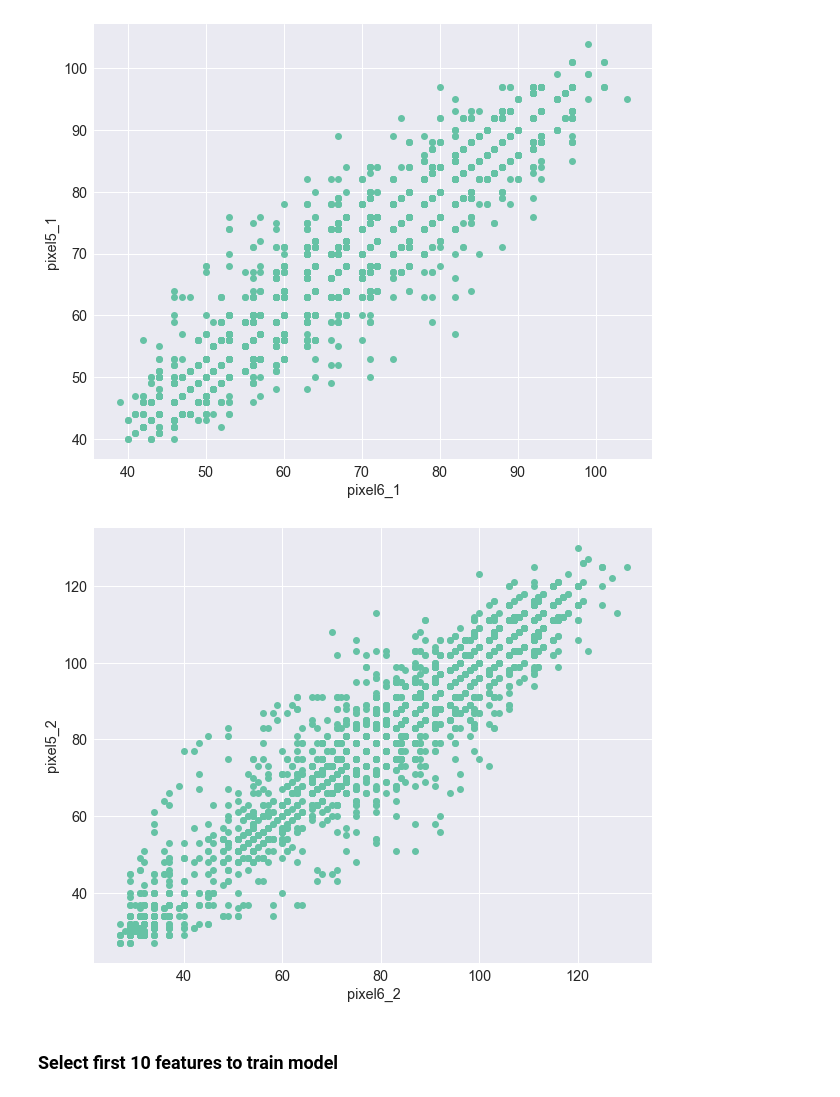
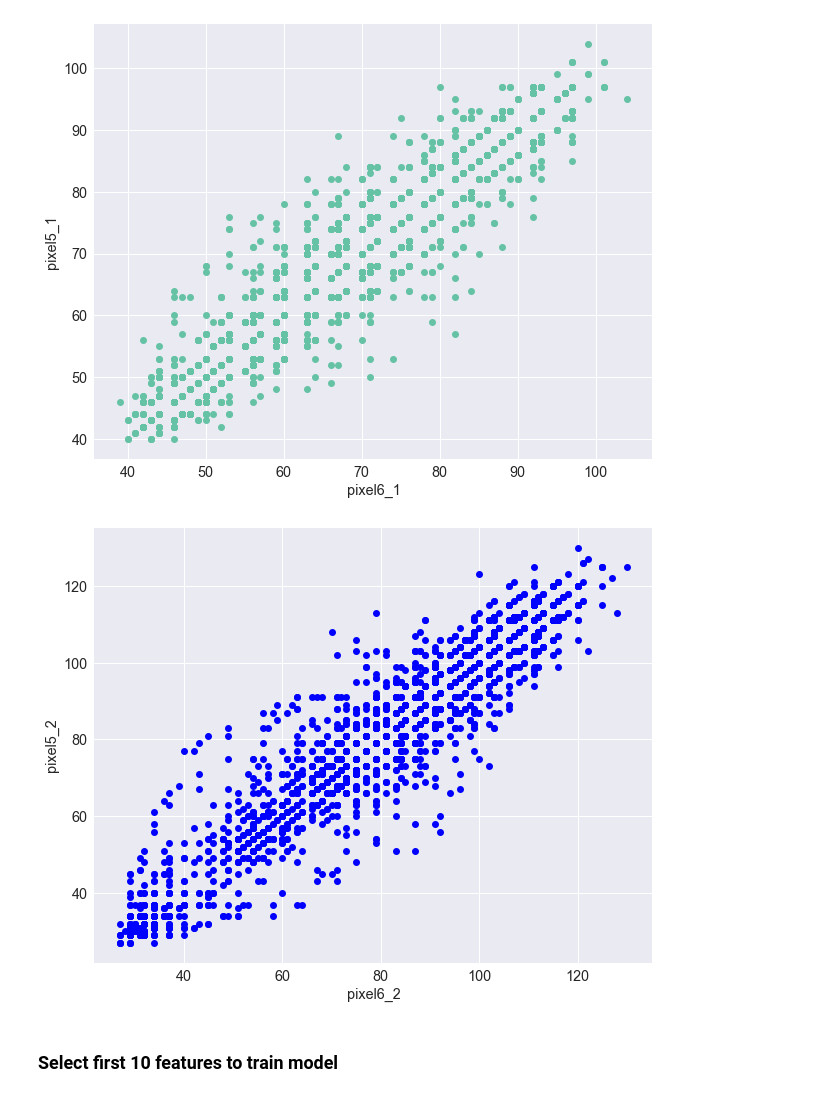
Before and after one commit to roaffix/ipt-kpi-am, a Jupyter notebook: Introductory Applied Machine Learning/Problems/Problem 2.ipynb, the cells around one changed output. Drawn from its saved outputs; the diff is of its cells as text; code cells hidden in the pictures.

```diff
--- a/Introductory Applied Machine Learning/Problems/notebooks/Problem 2.ipynb
+++ b/Introductory Applied Machine Learning/Problems/Problem 2.ipynb
@@ -38,7 +34,7 @@ styles = [
 # %% [markdown]
 ## LANDSAT DATA
 # %%
-data, _ = arff.loadarff('../data/raw/landsat.arff.txt')
+data, _ = arff.loadarff('./data/raw/landsat.arff.txt')
 landsat = pd.DataFrame(data)
 
 landsat['class'] = landsat['class'].str.decode('utf-8').astype(int)
@@ -94,5 +68,5 @@ s
 # %%
-Y = landsat.pop('class')
+y = landsat.pop('class')
 X = landsat
 # %% [markdown]
 ### Train model
@@ -201,12 +161,12 @@ plt.show()
 # %% [output]
 [figure]
 # %%
-plt.plot(X['pixel6_2'], X['pixel5_2'], 'o')
+plt.plot(X['pixel6_2'], X['pixel5_2'], color="b", marker='o', linewidth=0)
 plt.xlabel('pixel6_2')
 plt.ylabel('pixel5_2')
 plt.show()
 # %% [output]
-[figure, old version]
+[figure, new version]
 # %% [markdown]
 ### Select first 10 features to train model
 # %%
```
Also changed, not shown: parts of 40 cells of this notebook, 4 other files.
